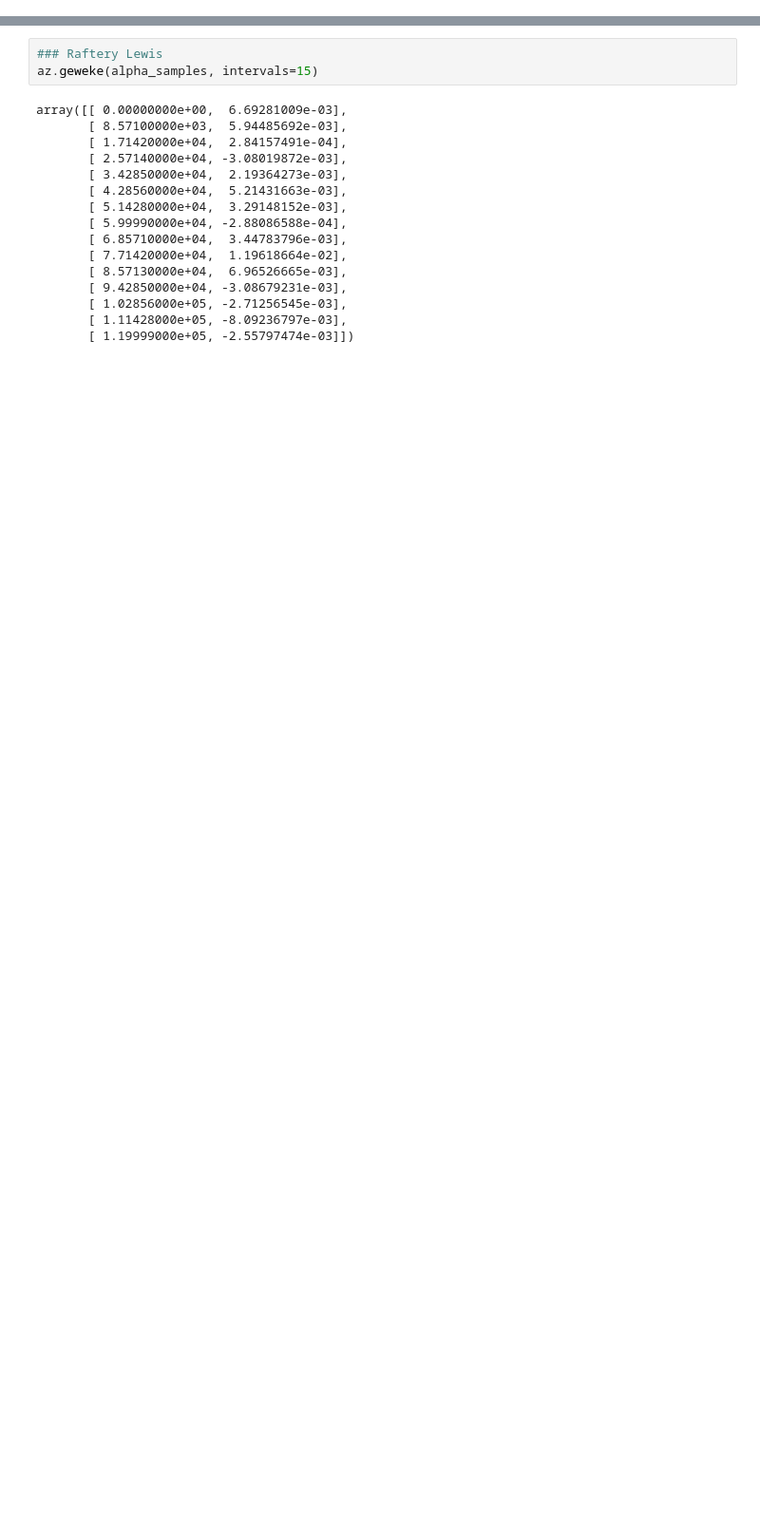
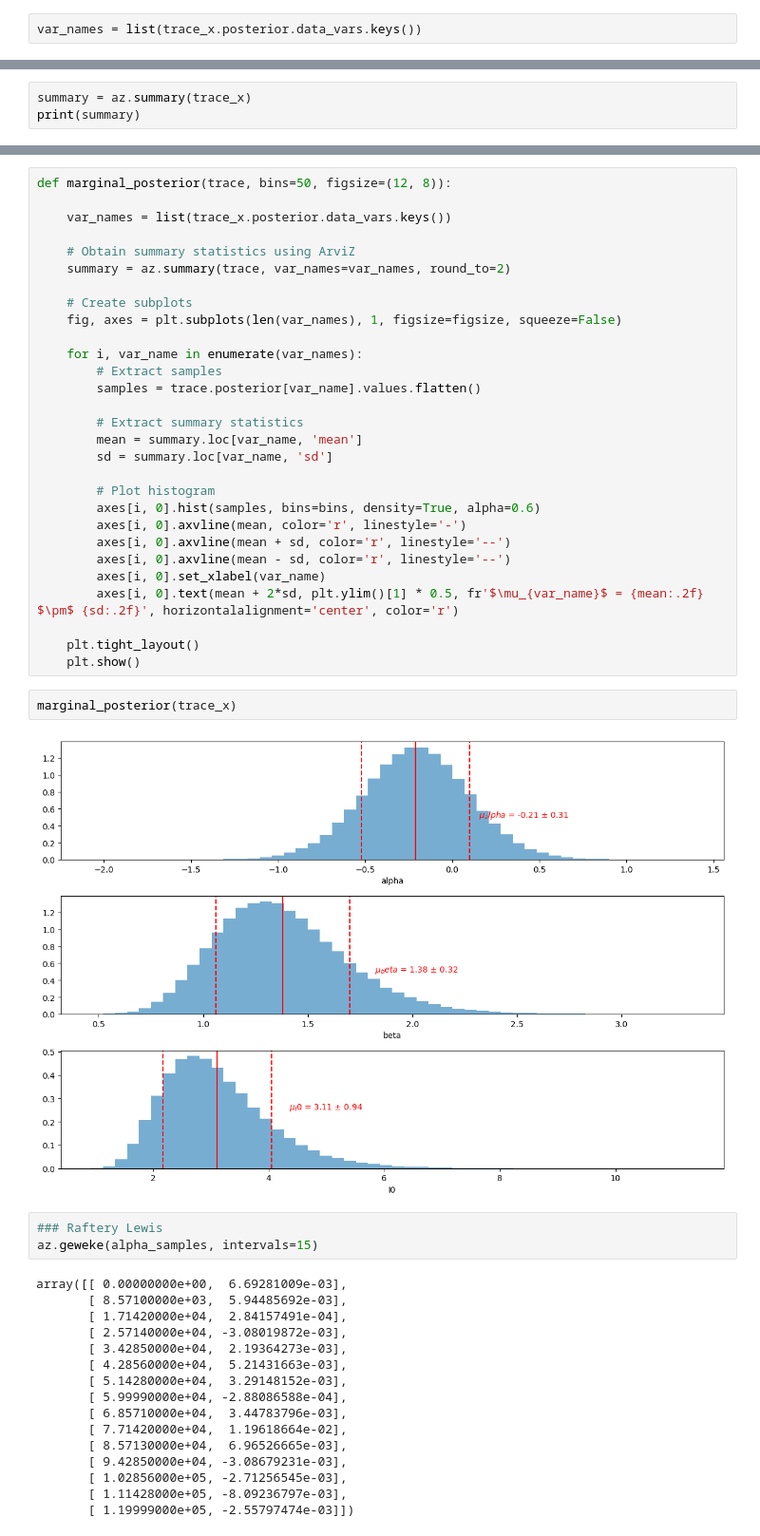
Before and after one commit to MaxTalberg/The-Lighthouse-Problem, a Jupyter notebook: src/CW_pymc.ipynb, the cells around one changed output, grey strips where cells are left out. Shown at 95% size. Saved outputs shown, nothing was run; the diff lists cells and outputs as text; blank space fills up the shorter version.

```diff
--- a/src/CW_pymc.ipynb
+++ b/src/CW_pymc.ipynb
@@ -62,0 +43,2 @@ array([[<Axes: title={'center': 'alpha'}>,
+# %%
+var_names = list(trace_x.posterior.data_vars.keys())
@@ -62,0 +49,3 @@ array([[<Axes: title={'center': 'alpha'}>,
+# %%
+summary = az.summary(trace_x)
+print(summary)
@@ -63,3 +62,36 @@ array([[<Axes: title={'center': 'alpha'}>,
+# %%
+def marginal_posterior(trace, bins=50, figsize=(12, 8)):
+
+    var_names = list(trace_x.posterior.data_vars.keys())
+
+    # Obtain summary statistics using ArviZ
+    summary = az.summary(trace, var_names=var_names, round_to=2)
+
+    # Create subplots
+    fig, axes = plt.subplots(len(var_names), 1, figsize=figsize, squeeze=False)
+
+    for i, var_name in enumerate(var_names):
+        # Extract samples
+        samples = trace.posterior[var_name].values.flatten()
+
+        # Extract summary statistics
+        mean = summary.loc[var_name, 'mean']
+        sd = summary.loc[var_name, 'sd']
+
+        # Plot histogram
+        axes[i, 0].hist(samples, bins=bins, density=True, alpha=0.6)
+        axes[i, 0].axvline(mean, color='r', linestyle='-')
+        axes[i, 0].axvline(mean + sd, color='r', linestyle='--')
+        axes[i, 0].axvline(mean - sd, color='r', linestyle='--')
+        axes[i, 0].set_xlabel(var_name)
+        axes[i, 0].text(mean + 2*sd, plt.ylim()[1] * 0.5, fr'$\mu_{var_name}$ = {mean:.2f} $\pm$ {sd:.2f}', horizontalalignment='center', color='r')
+
+    plt.tight_layout()
+    plt.show()
+# %%
+marginal_posterior(trace_x)
+# %% [output]
+[figure, added]
 # %%
 ### Raftery Lewis
 az.geweke(alpha_samples, intervals=15)
```
Also changed, not shown: parts of 16 cells of this notebook, 3 other files.
